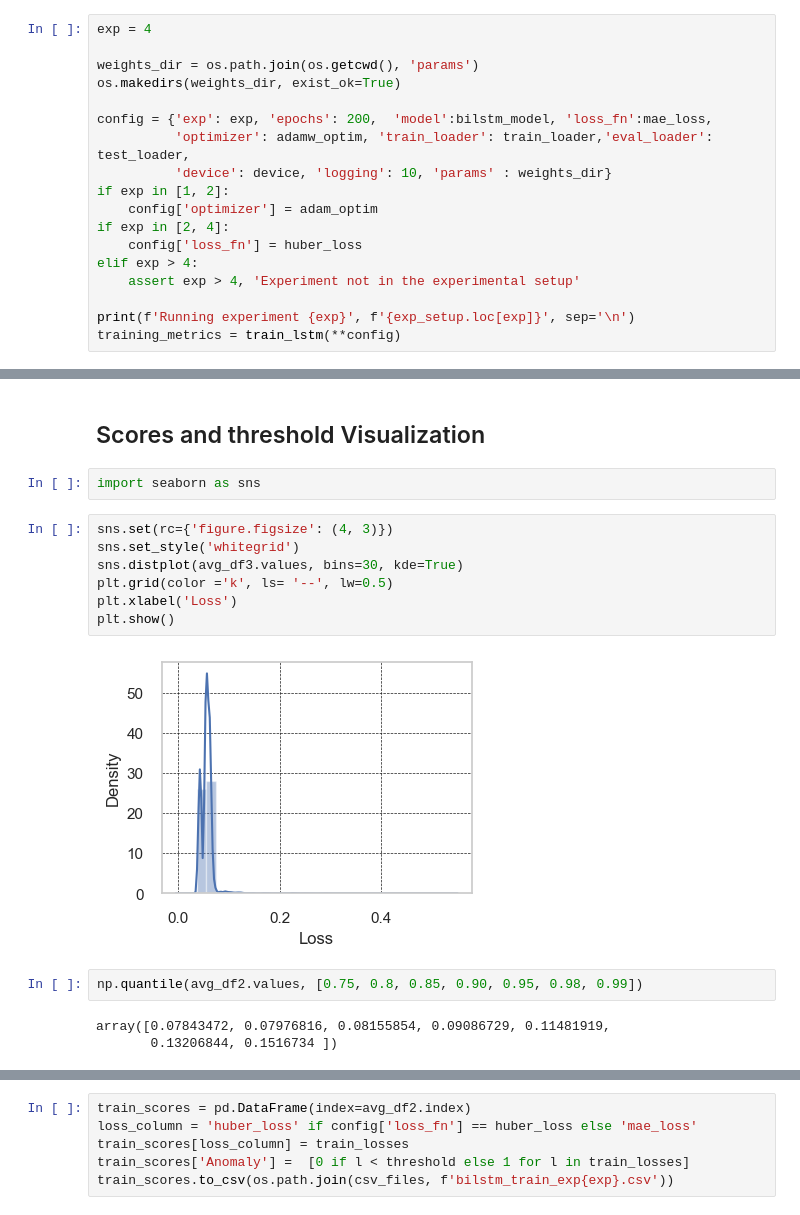
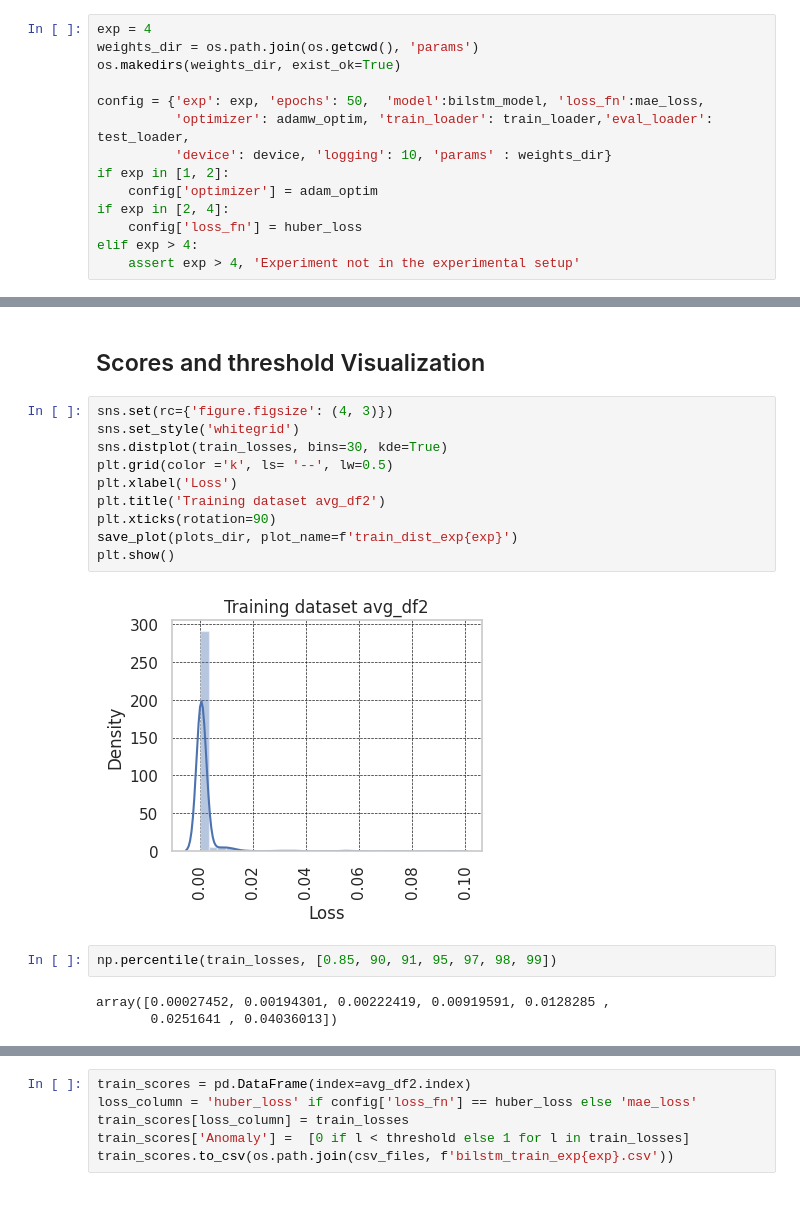
Before and after one commit to Wb-az/timeseries-sensor-anomaly-detection, a Jupyter notebook: multiple_timeseries_anomaly.ipynb, the cells around one changed output, grey strips where cells are left out. Saved outputs shown, nothing was run; the diff lists cells and outputs as text.

```diff
--- a/multiple_timeseries_anomaly.ipynb
+++ b/multiple_timeseries_anomaly.ipynb
@@ -794,11 +797,10 @@ AnomalyLSTM(
 )
 # %%
 exp = 4
-
 weights_dir = os.path.join(os.getcwd(), 'params')
 os.makedirs(weights_dir, exist_ok=True)
 
-config = {'exp': exp, 'epochs': 200,  'model':bilstm_model, 'loss_fn':mae_loss,
+config = {'exp': exp, 'epochs': 50,  'model':bilstm_model, 'loss_fn':mae_loss,
           'optimizer': adamw_optim, 'train_loader': train_loader,'eval_loader': test_loader,
           'device': device, 'logging': 10, 'params' : weights_dir}
 if exp in [1, 2]:
@@ -807,6 +809,3 @@ if exp in [2, 4]:
     config['loss_fn'] = huber_loss
 elif exp > 4:
     assert exp > 4, 'Experiment not in the experimental setup'
-
-print(f'Running experiment {exp}', f'{exp_setup.loc[exp]}', sep='\n')
-training_metrics = train_lstm(**config)
@@ -846,19 +843,20 @@ bilstm_model.load_state_dict(best_params['model'], strict=False)
 train_preds, train_losses = predict(bilstm_model, train_loader, config['loss_fn'])
 # %% [markdown]
 ## Scores and threshold Visualization
-# %%
-import seaborn as sns
 # %%
 sns.set(rc={'figure.figsize': (4, 3)})
 sns.set_style('whitegrid')
-sns.distplot(avg_df3.values, bins=30, kde=True)
+sns.distplot(train_losses, bins=30, kde=True)
 plt.grid(color ='k', ls= '--', lw=0.5)
 plt.xlabel('Loss')
+plt.title('Training dataset avg_df2')
+plt.xticks(rotation=90)
+save_plot(plots_dir, plot_name=f'train_dist_exp{exp}')
 plt.show()
 # %% [output]
-[figure, old version]
+[figure, new version]
 # %%
-np.quantile(avg_df2.values, [0.75, 0.8, 0.85, 0.90, 0.95, 0.98, 0.99])
+np.percentile(train_losses, [0.85, 90, 91, 95, 97, 98, 99])
 # %% [output]
-array([0.07843472, 0.07976816, 0.08155854, 0.09086729, 0.11481919,
-       0.13206844, 0.1516734 ])
+array([0.00027452, 0.00194301, 0.00222419, 0.00919591, 0.0128285 ,
+       0.0251641 , 0.04036013])
```
Also changed, not shown: parts of 115 cells of this notebook.
